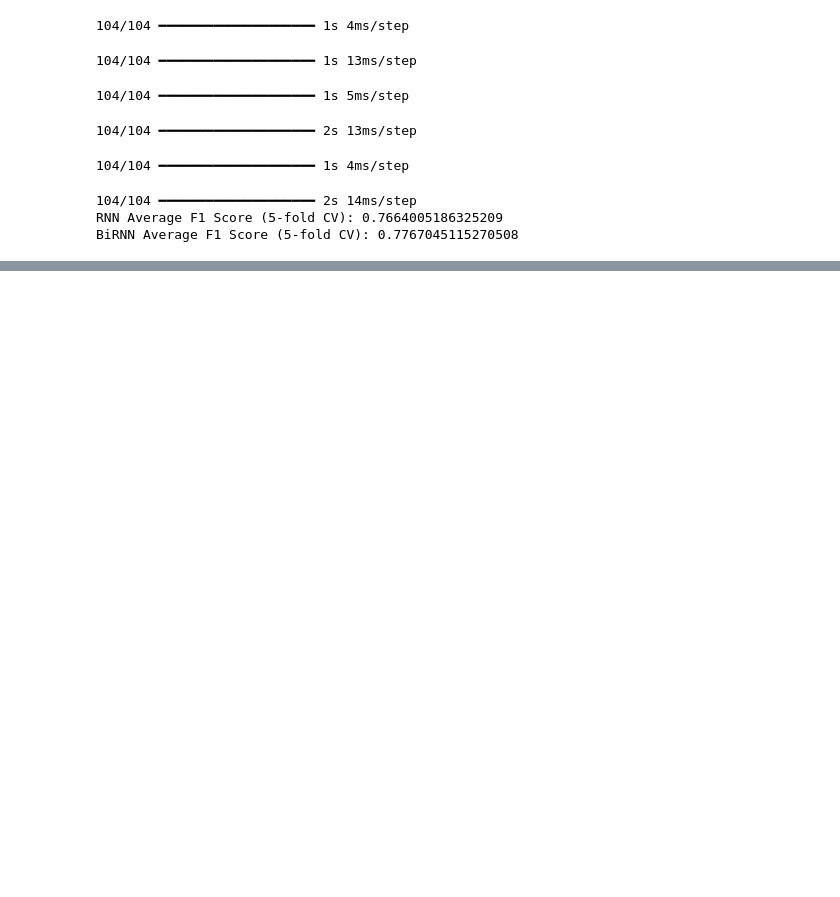
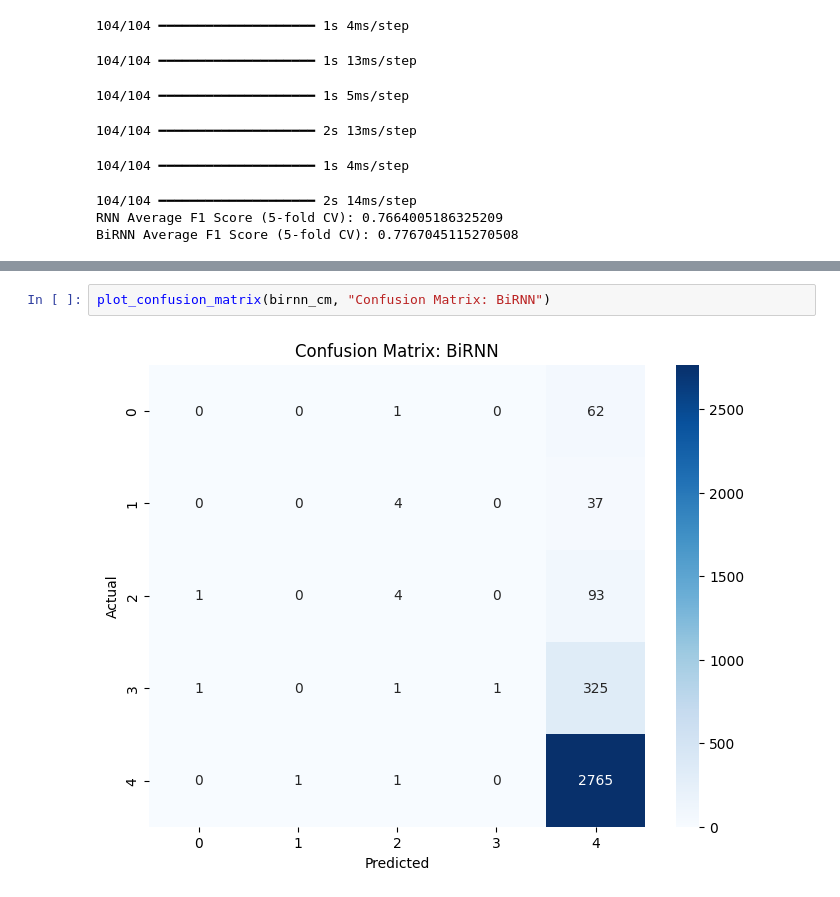
Before and after one commit to qmdismnp/Schulich_DS_MBAN, a Jupyter notebook: Fall 2/final_2.ipynb, the cells around one changed output, grey strips where cells are left out. Cells and saved outputs as stored; diff of their text form; blank space fills up the shorter version.

```diff
--- a/Fall 2/final_2.ipynb
+++ b/Fall 2/final_2.ipynb
@@ -228,0 +262,4 @@ BiRNN Average F1 Score (5-fold CV): 0.7767045115270508
+# %%
+plot_confusion_matrix(birnn_cm, "Confusion Matrix: BiRNN")
+# %% [output]
+[figure, added]
```
Also changed, not shown: parts of 4 cells of this notebook, 2 other files.
